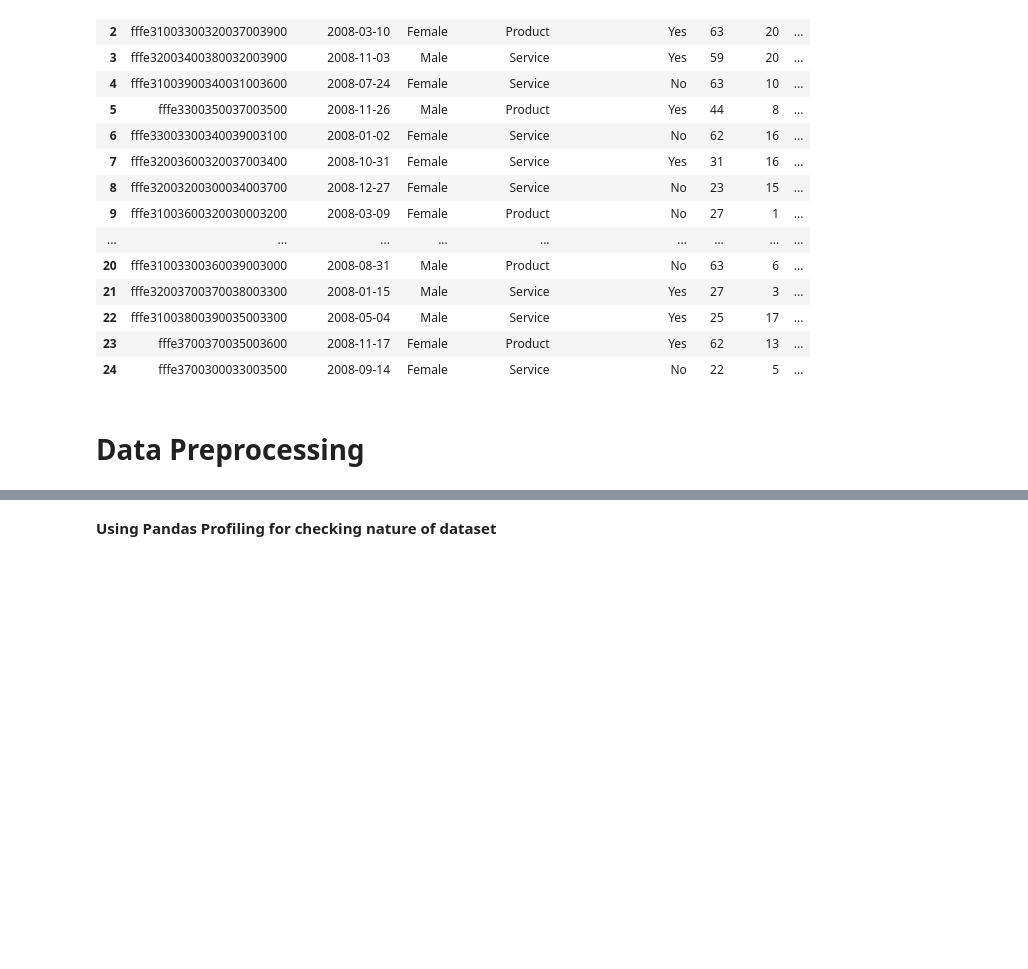
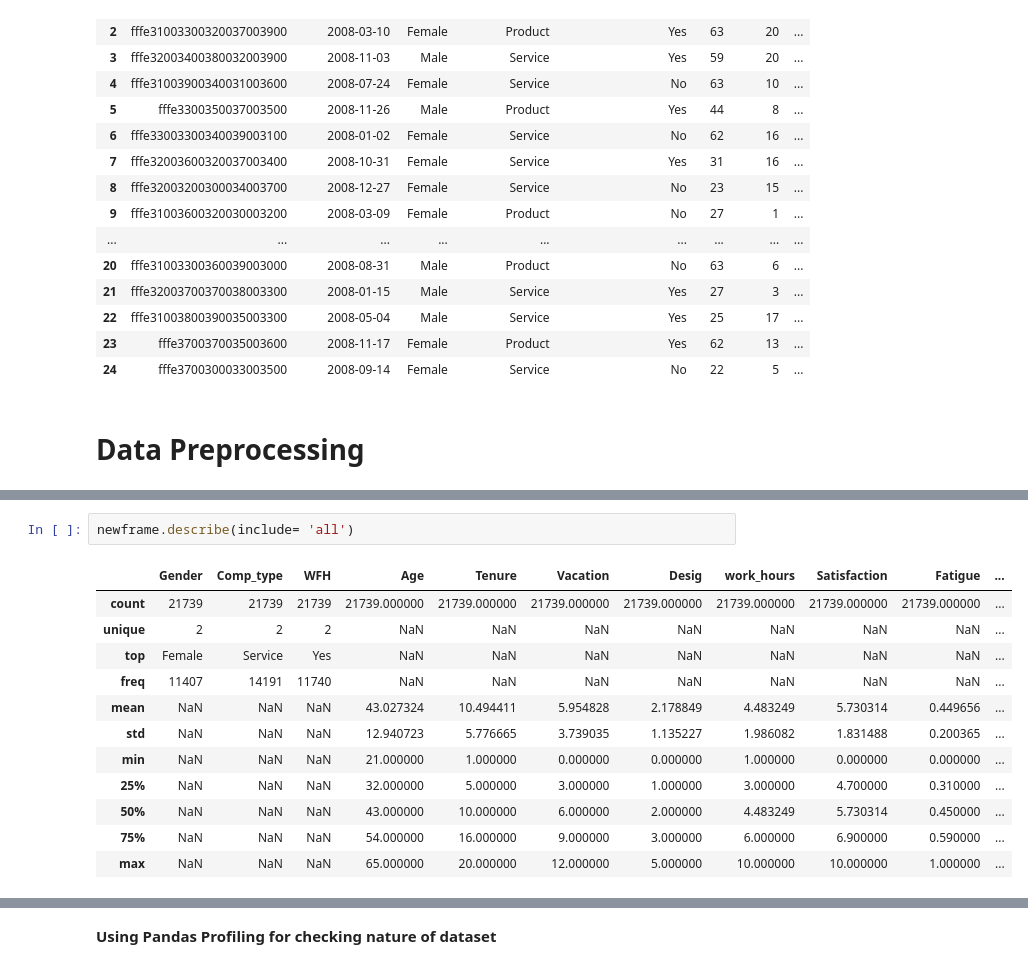
Before and after one commit to Bhaktaraj-Pooja/ML-Project, a Jupyter notebook: Case4.ipynb, the cells around one changed output, grey strips where cells are left out. Cells and saved outputs as stored; diff of their text form; blank space fills up the shorter version.

```diff
--- a/Case4.ipynb
+++ b/Case4.ipynb
@@ -84,0 +140,15 @@ print(newframe)
+# %%
+newframe.describe(include= 'all')
+# %% [output]
+|  | Gender | Comp_type | WFH | Age | Tenure | Vacation | Desig | work_hours | Satisfaction | Fatigue | ... |
+| count | 21739 | 21739 | 21739 | 21739.000000 | 21739.000000 | 21739.000000 | 21739.000000 | 21739.000000 | 21739.000000 | 21739.000000 | ... |
+| unique | 2 | 2 | 2 | NaN | NaN | NaN | NaN | NaN | NaN | NaN | ... |
+| top | Female | Service | Yes | NaN | NaN | NaN | NaN | NaN | NaN | NaN | ... |
+| freq | 11407 | 14191 | 11740 | NaN | NaN | NaN | NaN | NaN | NaN | NaN | ... |
+| mean | NaN | NaN | NaN | 43.027324 | 10.494411 | 5.954828 | 2.178849 | 4.483249 | 5.730314 | 0.449656 | ... |
+| std | NaN | NaN | NaN | 12.940723 | 5.776665 | 3.739035 | 1.135227 | 1.986082 | 1.831488 | 0.200365 | ... |
+| min | NaN | NaN | NaN | 21.000000 | 1.000000 | 0.000000 | 0.000000 | 1.000000 | 0.000000 | 0.000000 | ... |
+| 25% | NaN | NaN | NaN | 32.000000 | 5.000000 | 3.000000 | 1.000000 | 3.000000 | 4.700000 | 0.310000 | ... |
+| 50% | NaN | NaN | NaN | 43.000000 | 10.000000 | 6.000000 | 2.000000 | 4.483249 | 5.730314 | 0.450000 | ... |
+| 75% | NaN | NaN | NaN | 54.000000 | 16.000000 | 9.000000 | 3.000000 | 6.000000 | 6.900000 | 0.590000 | ... |
+| max | NaN | NaN | NaN | 65.000000 | 20.000000 | 12.000000 | 5.000000 | 10.000000 | 10.000000 | 1.000000 | ... |
```
Also changed, not shown: parts of 13 cells of this notebook.
